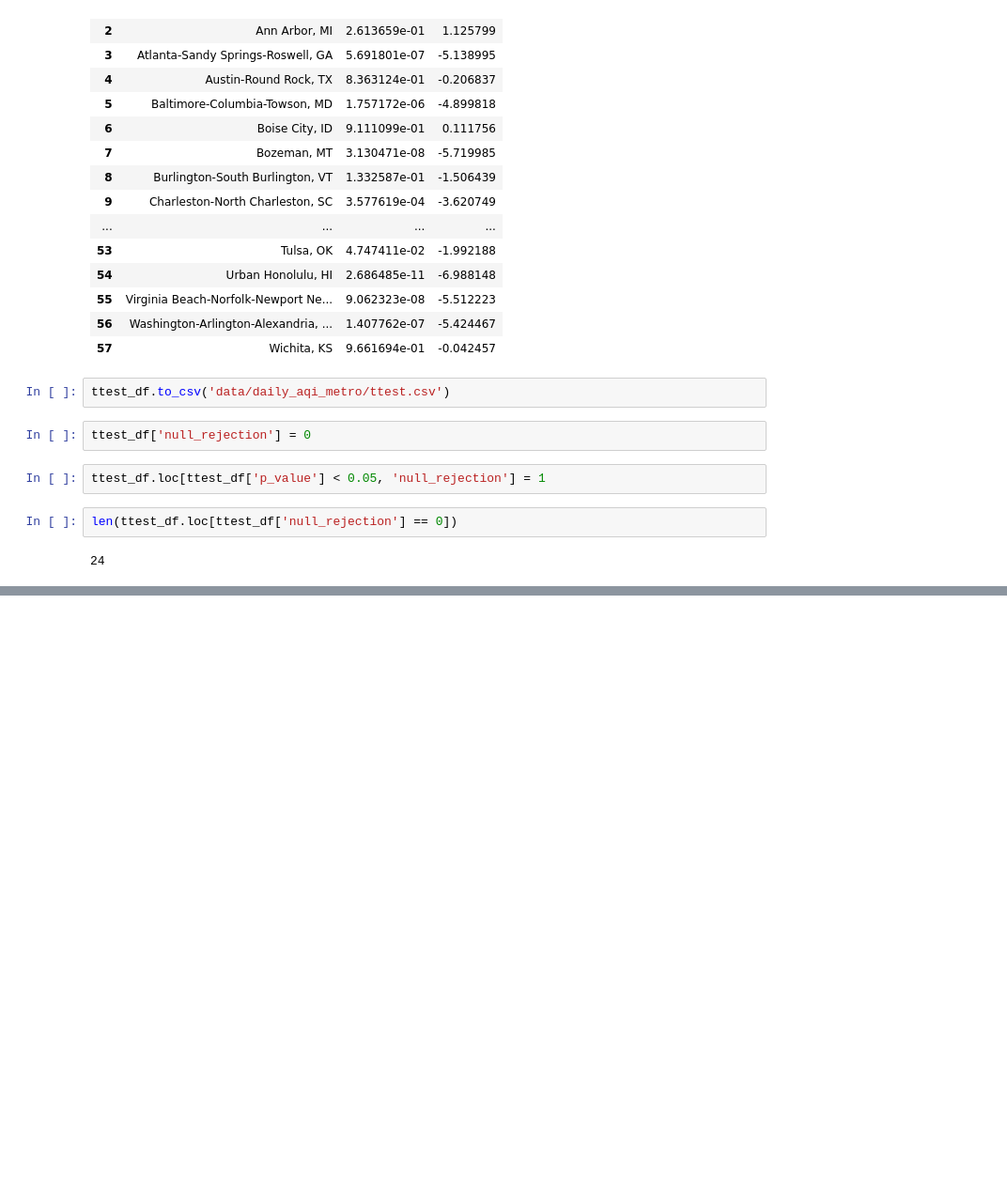
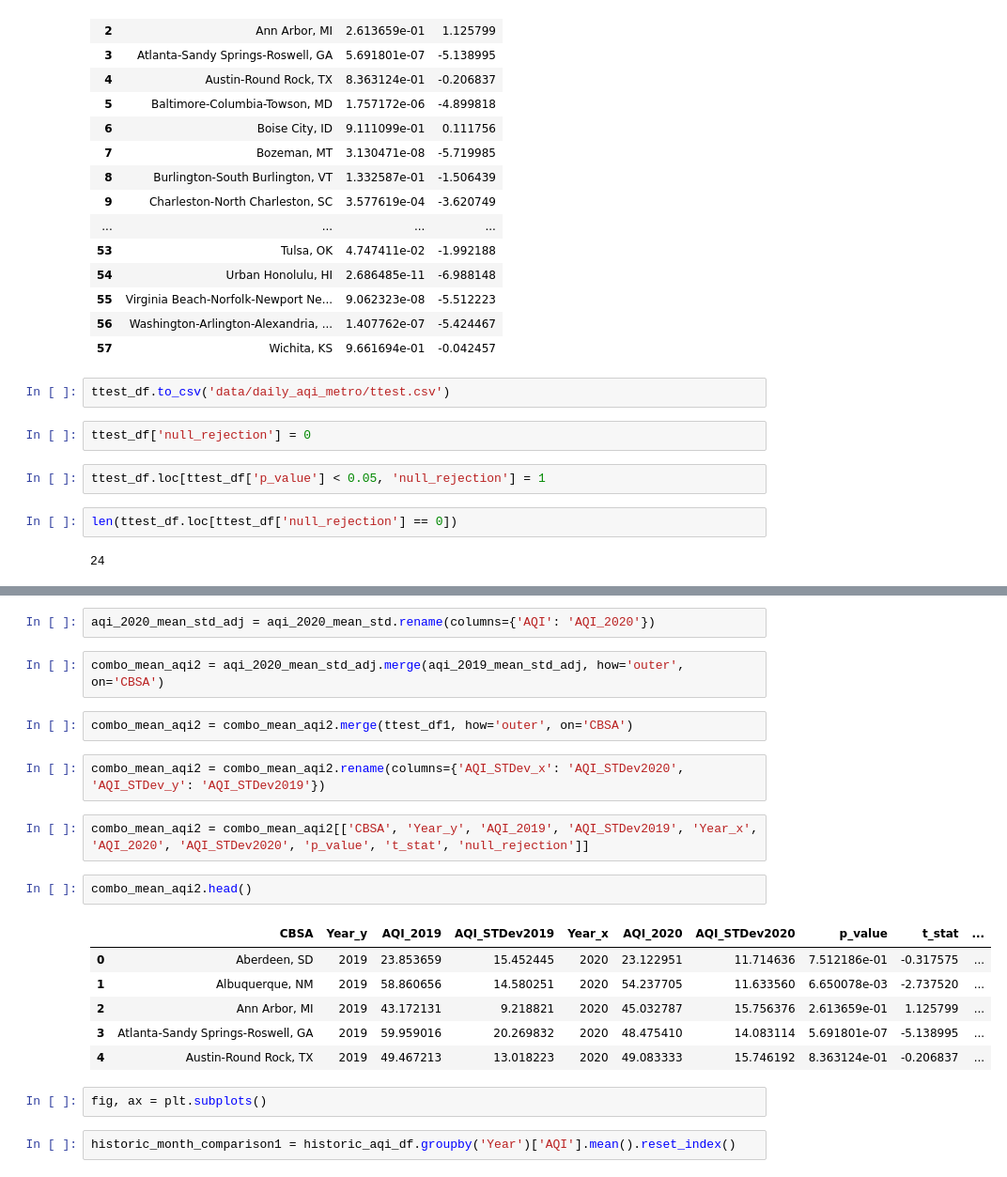
Before and after one commit to jmarkhei/BreathfreshCOVIDair, a Jupyter notebook: graphing7_22.ipynb, the cells around one changed output, grey strips where cells are left out. Shown at 94% size. Cells and saved outputs as stored; diff of their text form; blank space fills up the shorter version.

```diff
--- a/graphing7_22.ipynb
+++ b/graphing7_22.ipynb
@@ -854,0 +879,23 @@ ttest_df
+# %%
+aqi_2020_mean_std_adj = aqi_2020_mean_std.rename(columns={'AQI': 'AQI_2020'})
+# %%
+combo_mean_aqi2 = aqi_2020_mean_std_adj.merge(aqi_2019_mean_std_adj, how='outer', on='CBSA')
+# %%
+combo_mean_aqi2 = combo_mean_aqi2.merge(ttest_df1, how='outer', on='CBSA')
+# %%
+combo_mean_aqi2 = combo_mean_aqi2.rename(columns={'AQI_STDev_x': 'AQI_STDev2020', 'AQI_STDev_y': 'AQI_STDev2019'})
+# %%
+combo_mean_aqi2 = combo_mean_aqi2[['CBSA', 'Year_y', 'AQI_2019', 'AQI_STDev2019', 'Year_x', 'AQI_2020', 'AQI_STDev2020', 'p_value', 't_stat', 'null_rejection']]
+# %%
+combo_mean_aqi2.head()
+# %% [output]
+|  | CBSA | Year_y | AQI_2019 | AQI_STDev2019 | Year_x | AQI_2020 | AQI_STDev2020 | p_value | t_stat | ... |
+| 0 | Aberdeen, SD | 2019 | 23.853659 | 15.452445 | 2020 | 23.122951 | 11.714636 | 7.512186e-01 | -0.317575 | ... |
+| 1 | Albuquerque, NM | 2019 | 58.860656 | 14.580251 | 2020 | 54.237705 | 11.633560 | 6.650078e-03 | -2.737520 | ... |
+| 2 | Ann Arbor, MI | 2019 | 43.172131 | 9.218821 | 2020 | 45.032787 | 15.756376 | 2.613659e-01 | 1.125799 | ... |
+| 3 | Atlanta-Sandy Springs-Roswell, GA | 2019 | 59.959016 | 20.269832 | 2020 | 48.475410 | 14.083114 | 5.691801e-07 | -5.138995 | ... |
+| 4 | Austin-Round Rock, TX | 2019 | 49.467213 | 13.018223 | 2020 | 49.083333 | 15.746192 | 8.363124e-01 | -0.206837 | ... |
+# %%
+fig, ax = plt.subplots()
+# %%
+historic_month_comparison1 = historic_aqi_df.groupby('Year')['AQI'].mean().reset_index()
```
Also changed, not shown: parts of 7 cells of this notebook, 9 other files.
